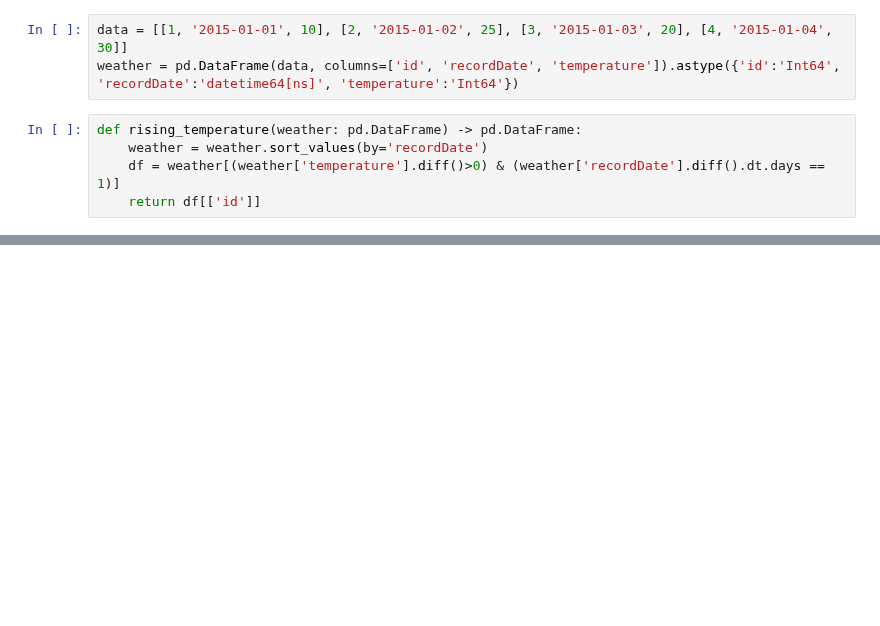
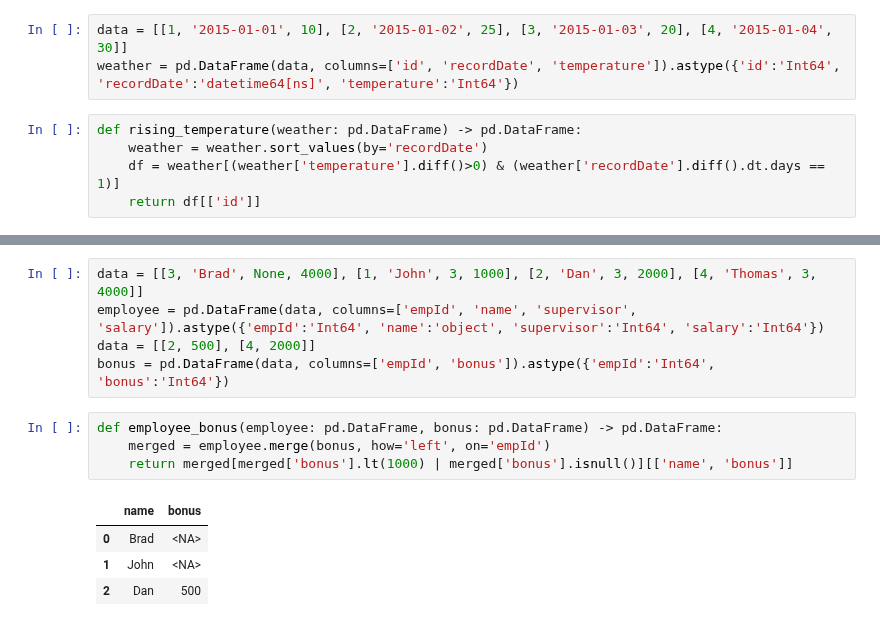
Before and after one commit to aleks-haksly/leetcode, a Jupyter notebook: pandas/pandas_easy.ipynb, the cells around one changed output, grey strips where cells are left out. Cells and saved outputs as stored; diff of their text form; blank space fills up the shorter version.

```diff
--- a/pandas/pandas_easy.ipynb
+++ b/pandas/pandas_easy.ipynb
@@ -139,0 +199,14 @@ def rising_temperature(weather: pd.DataFrame) -> pd.DataFrame:
+# %%
+data = [[3, 'Brad', None, 4000], [1, 'John', 3, 1000], [2, 'Dan', 3, 2000], [4, 'Thomas', 3, 4000]]
+employee = pd.DataFrame(data, columns=['empId', 'name', 'supervisor', 'salary']).astype({'empId':'Int64', 'name':'object', 'supervisor':'Int64', 'salary':'Int64'})
+data = [[2, 500], [4, 2000]]
+bonus = pd.DataFrame(data, columns=['empId', 'bonus']).astype({'empId':'Int64', 'bonus':'Int64'})
+# %%
+def employee_bonus(employee: pd.DataFrame, bonus: pd.DataFrame) -> pd.DataFrame:
+    merged = employee.merge(bonus, how='left', on='empId')
+    return merged[merged['bonus'].lt(1000) | merged['bonus'].isnull()][['name', 'bonus']]
+# %% [output]
+|  | name | bonus |
+| 0 | Brad | <NA> |
+| 1 | John | <NA> |
+| 2 | Dan | 500 |
```
Also changed, not shown: parts of 7 cells of this notebook.
